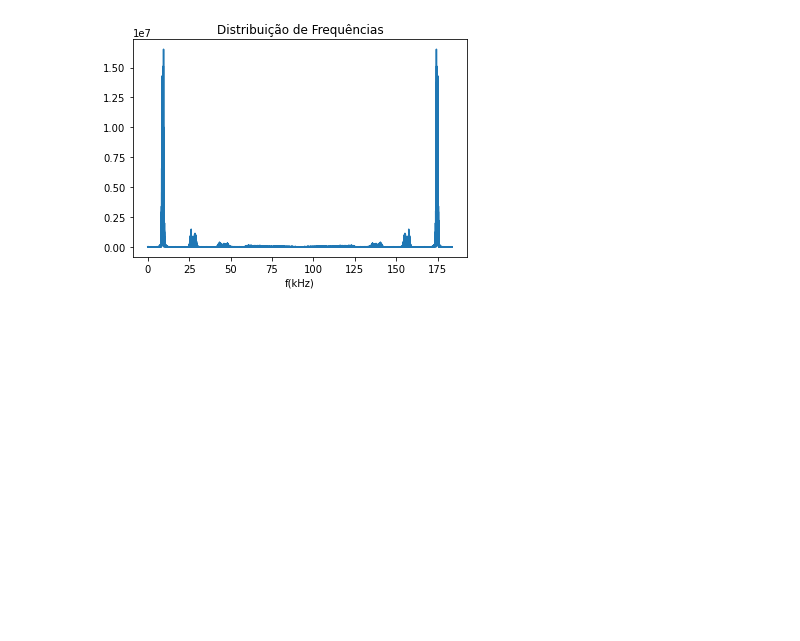
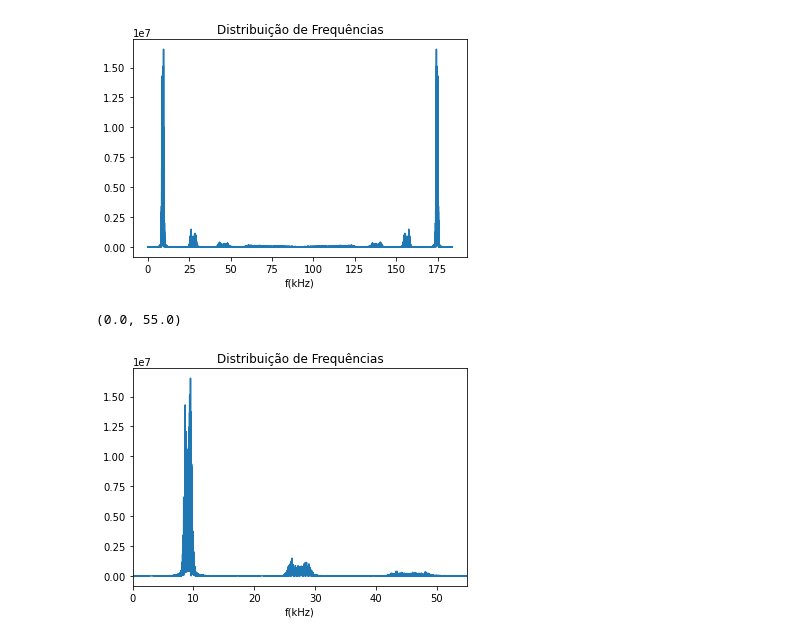
Before and after one commit to AlefeTiago/signal_systems_projects, a Jupyter notebook: project01_sampling/Exp01.ipynb, the cells around one changed output. Saved outputs shown, nothing was run; the diff lists cells and outputs as text; code cells hidden in the pictures; blank space fills up the shorter version.

```diff
--- a/project01_sampling/Exp01.ipynb
+++ b/project01_sampling/Exp01.ipynb
@@ -48,3 +48,13 @@ plt.title('Distribuição de Frequências')
 plt.xlabel('f(kHz)');
 # %% [output]
 [figure]
+# %%
+# Mostrando em xlim, apenas uma parte das frequências (sem repet)
+
+plt.plot(frequencias,amplitudes);
+plt.title('Distribuição de Frequências')
+plt.xlabel('f(kHz)');
+plt.xlim((0,55))
+# %% [output]
+(0.0, 55.0)
+[figure, added]
```
Also changed, not shown: parts of 14 cells of this notebook.
